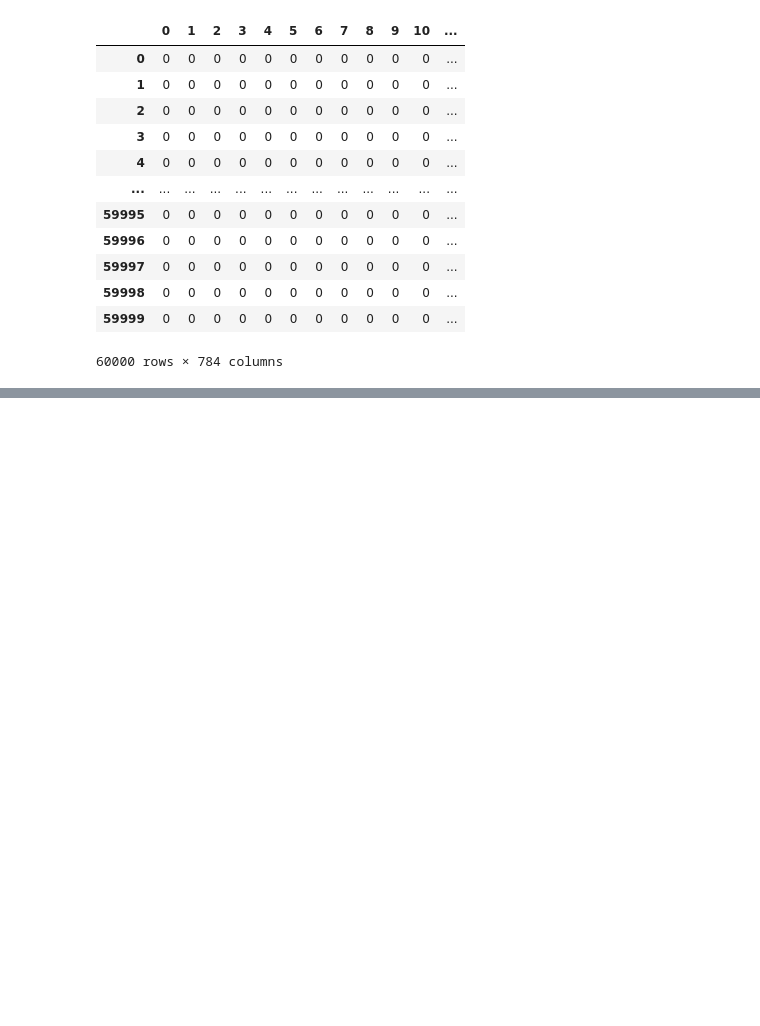
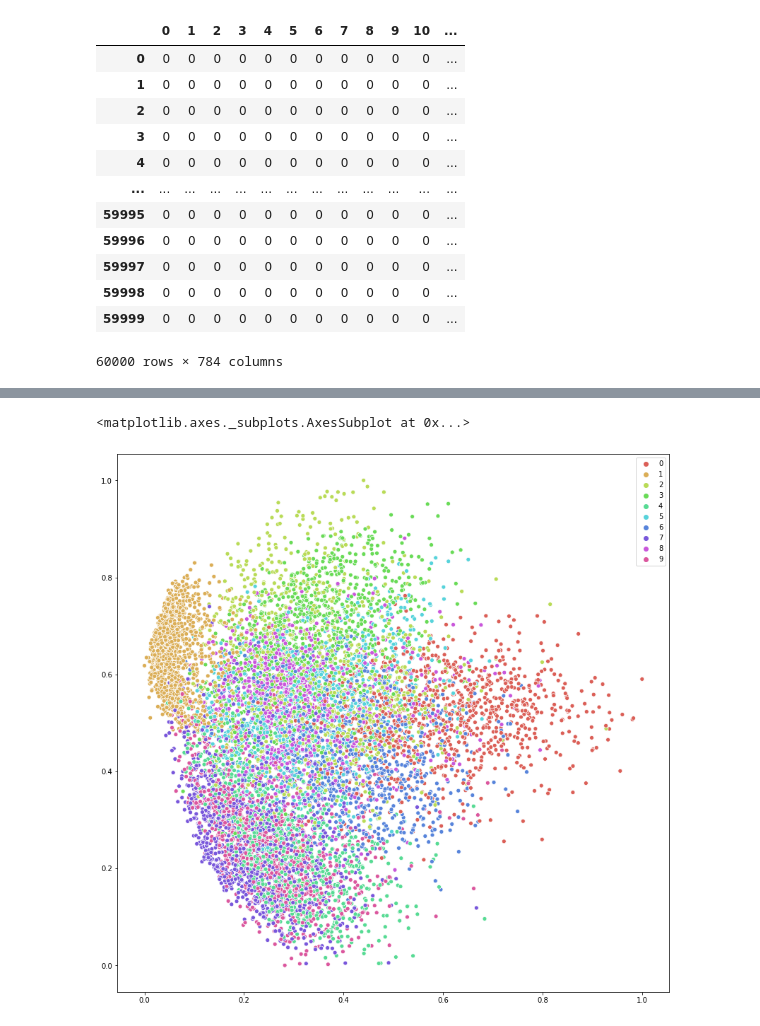
Before and after one commit to Elwing-Chou/mtkml, a Jupyter notebook: pca_0312.ipynb, the cells around one changed output, grey strips where cells are left out. Drawn from its saved outputs; the diff is of its cells as text; code cells hidden in the pictures; blank space fills up the shorter version.

```diff
--- a/pca_0312.ipynb
+++ b/pca_0312.ipynb
@@ -96,0 +128,15 @@ pd.DataFrame(pca.components_)
+# %%
+import seaborn as sns
+from sklearn.preprocessing import MinMaxScaler
+pca = PCA(n_components=2)
+x_test_pca = pca.fit_transform(x_test_reshape)
+scaler = MinMaxScaler()
+x_test_pca_scale = scaler.fit_transform(x_test_pca)
+plt.figure(figsize=(14, 14))
+sns.scatterplot(x_test_pca_scale[:, 0],
+                x_test_pca_scale[:, 1],
+                hue=y_test,
+                palette=sns.color_palette("hls", 10))
+# %% [output]
+<matplotlib.axes._subplots.AxesSubplot at 0x...>
+[figure, added]
```
Also changed, not shown: parts of 5 cells of this notebook.
